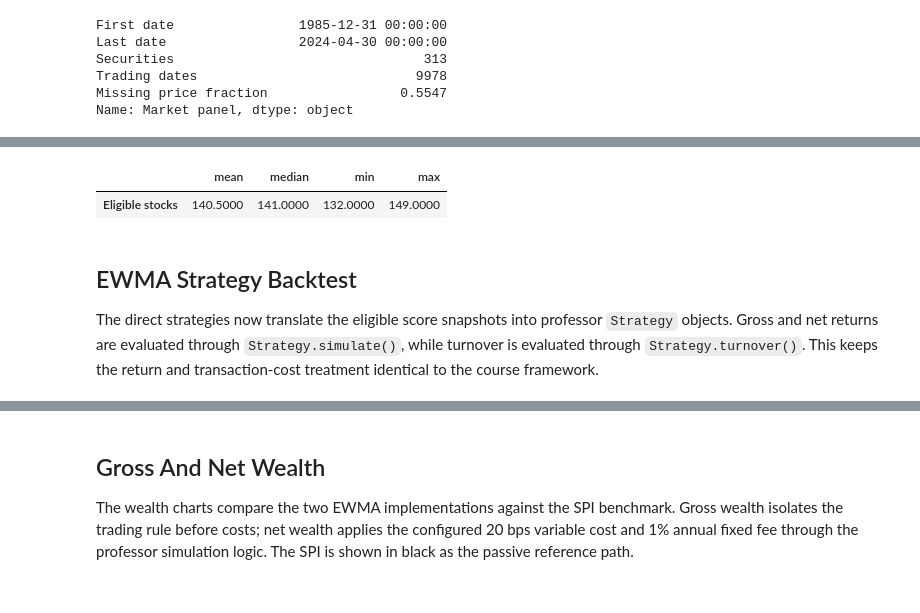
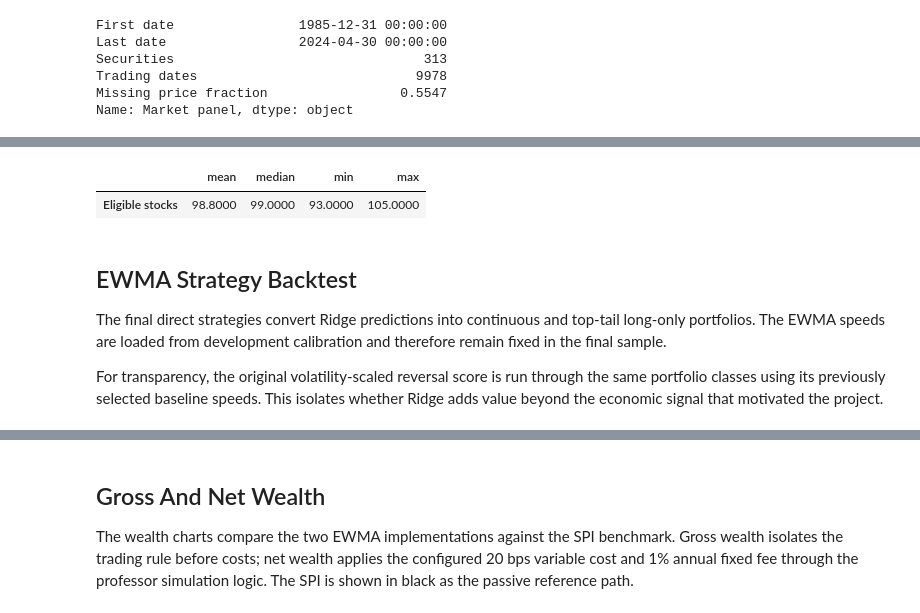
Before and after one commit to MatildeVenturi/qpmwp-course, a Jupyter notebook: assignments/assignment_5_mean_reverting_backtest.ipynb, the cells around one changed output, grey strips where cells are left out. Saved outputs shown, nothing was run; the diff lists cells and outputs as text; code cells hidden in the pictures.

```diff
--- a/assignments/assignment_5_mean_reverting_backtest.ipynb
+++ b/assignments/assignment_5_mean_reverting_backtest.ipynb
@@ -739,6 +1034,7 @@ data.market_data = market_data
 data.jkp_data = score_panel
 data.bm_series = spi_returns
 
+score_fields = [CONFIG.ridge_score_field, CONFIG.baseline_score_field]
 selection_builders = {
     "gaps": SelectionItemBuilder(
         bibfn=bibfn_selection_gaps,
@@ -753,7 +1049,7 @@ selection_builders = {
     ),
     "jkp_data_scores": SelectionItemBuilder(
         bibfn=bibfn_selection_jkp_data_scores,
-        fields=[CONFIG.score_field],
+        fields=score_fields,
     ),
 }
 score_optimization_builders = {
@@ -763,13 +1059,17 @@ score_optimization_builders = {
         weekdays_only=True,
         fillna_value=0,
     ),
-    "scores": OptimizationItemBuilder(bibfn=bibfn_scores, fields=[CONFIG.score_field]),
+    "scores": OptimizationItemBuilder(
+        bibfn=bibfn_scores,
+        fields=[CONFIG.ridge_score_field],
+    ),
 }
 
-rebalance_dates = pd.DatetimeIndex(oos_scores.index.get_level_values("date").unique()).sort_values()
+rebalance_dates = pd.DatetimeIndex(
+    oos_scores.index.get_level_values("date").unique()
+).sort_values()
 if CONFIG.end_date is not None:
     rebalance_dates = rebalance_dates[rebalance_dates <= pd.Timestamp(CONFIG.end_date)]
-# The final score date has no complete following holding interval.
 rebalance_dates = rebalance_dates[:-1]
 rebalance_date_strings = rebalance_dates.strftime("%Y-%m-%d").tolist()
 
@@ -781,22 +1081,38 @@ selection_service = BacktestService(
     quiet=True,
 )
 # %%
-# Snapshot the point-in-time eligible score vector produced by the framework filters.
+# Snapshot Ridge and reversal-baseline scores after identical point-in-time filters.
 eligible_scores = {}
+eligible_baseline_scores = {}
 universe_rows = []
 for rebalance_date in rebalance_date_strings:
     selection_service.build_selection(rebalance_date)
-    scores = selection_service.selection.filtered["jkp_data_scores"][CONFIG.score_field]
-    scores = scores.reindex(selection_service.selection.selected).dropna()
+    filtered = selection_service.selection.filtered["jkp_data_scores"]
+    selected_ids = selection_service.selection.selected
+
+    ridge_scores = filtered[CONFIG.ridge_score_field].reindex(selected_ids).dropna()
+    baseline_scores = (
+        filtered[CONFIG.baseline_score_field]
+        .reindex(ridge_scores.index)
+        .dropna()
+    )
+    common_ids = ridge_scores.index.intersection(baseline_scores.index)
     date = pd.Timestamp(rebalance_date)
-    eligible_scores[date] = scores
-    universe_rows.append({"Eligible stocks": len(scores)})
+    eligible_scores[date] = ridge_scores.reindex(common_ids)
+    eligible_baseline_scores[date] = baseline_scores.reindex(common_ids)
+    universe_rows.append({"Eligible stocks": len(common_ids)})
 
 eligible_universe = pd.DataFrame(universe_rows, index=rebalance_dates)
 display(eligible_universe.agg(["mean", "median", "min", "max"]).T.round(1))
+
+assert set(eligible_scores) == set(eligible_baseline_scores)
+assert all(
+    eligible_scores[date].index.equals(eligible_baseline_scores[date].index)
+    for date in eligible_scores
+)
 # %% [output]
 |  | mean | median | min | max |
-| Eligible stocks | 140.5000 | 141.0000 | 132.0000 | 149.0000 |
+| Eligible stocks | 98.8000 | 99.0000 | 93.0000 | 105.0000 |
 # %%
 # Daily return matrix used by professor Strategy.simulate() and Strategy.turnover().
 return_series = data.get_return_series(
@@ -807,5 +1123,7 @@ return_series = data.get_return_series(
 # %% [markdown]
 ## EWMA Strategy Backtest
 
-The direct strategies now translate the eligible score snapshots into professor `Strategy` objects. Gross and net returns are evaluated through `Strategy.simulate()`, while turnover is evaluated through `Strategy.turnover()`. This keeps the return and transaction-cost treatment identical to the course framework.
+The final direct strategies convert Ridge predictions into continuous and top-tail long-only portfolios. The EWMA speeds are loaded from development calibration and therefore remain fixed in the final sample.
+
+For transparency, the original volatility-scaled reversal score is run through the same portfolio classes using its previously selected baseline speeds. This isolates whether Ridge adds value beyond the economic signal that motivated the project.
 # %%
```
Also changed, not shown: parts of 18 cells of this notebook, 4 other files.
